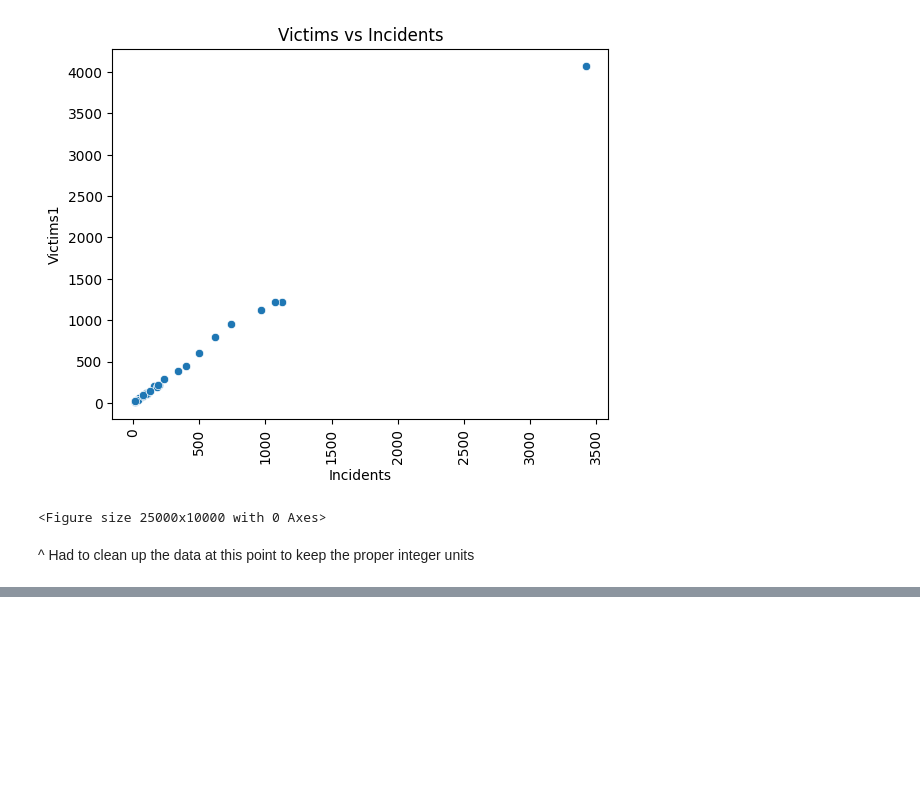
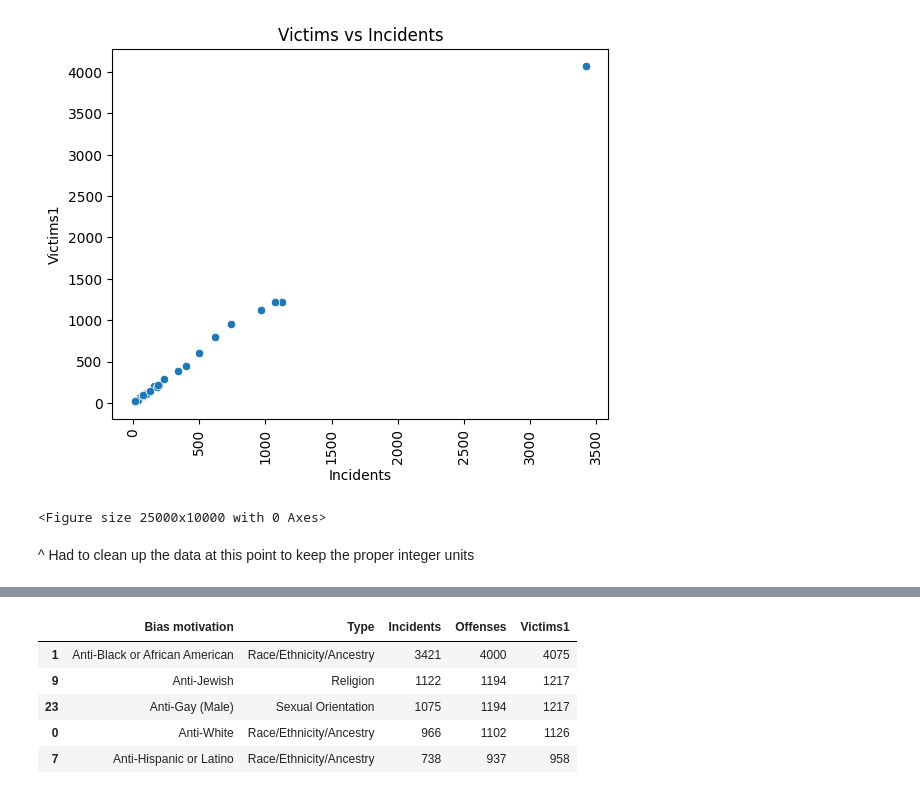
Before and after one commit to rkim06/Data-Analysis, a Jupyter notebook: dataanalysis.ipynb, the cells around one changed output, grey strips where cells are left out. Saved outputs shown, nothing was run; the diff lists cells and outputs as text; code cells hidden in the pictures; blank space fills up the shorter version.

```diff
--- a/dataanalysis.ipynb
+++ b/dataanalysis.ipynb
@@ -124,0 +166,10 @@ plt.figure(figsize=(250,100))
+# %%
+bias_off = df.sort_values("Offenses", ascending = False)
+bias_off.head(5)
+# %% [output]
+|  | Bias motivation | Type | Incidents | Offenses | Victims1 |
+| 1 | Anti-Black or African American | Race/Ethnicity/Ancestry | 3421 | 4000 | 4075 |
+| 9 | Anti-Jewish | Religion | 1122 | 1194 | 1217 |
+| 23 | Anti-Gay (Male) | Sexual Orientation | 1075 | 1194 | 1217 |
+| 0 | Anti-White | Race/Ethnicity/Ancestry | 966 | 1102 | 1126 |
+| 7 | Anti-Hispanic or Latino | Race/Ethnicity/Ancestry | 738 | 937 | 958 |
```
Also changed, not shown: parts of 23 cells of this notebook.
